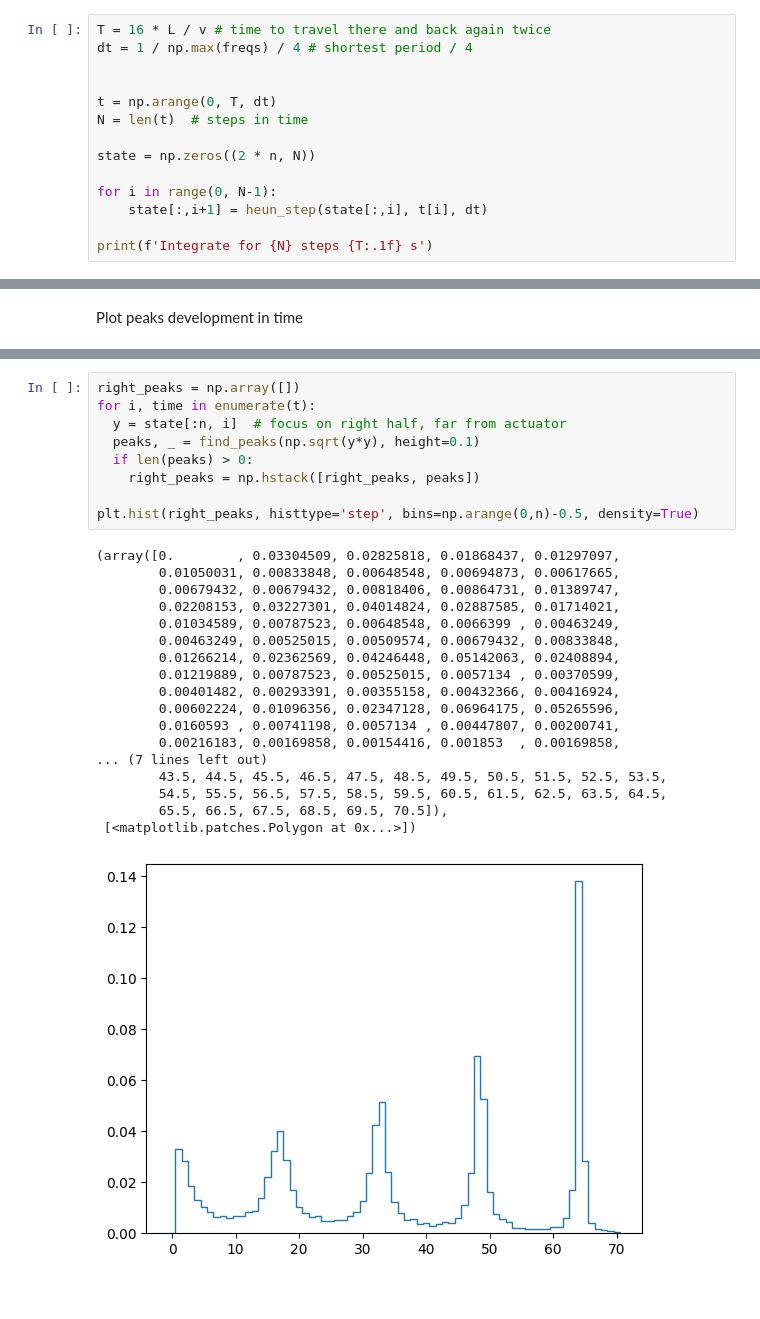
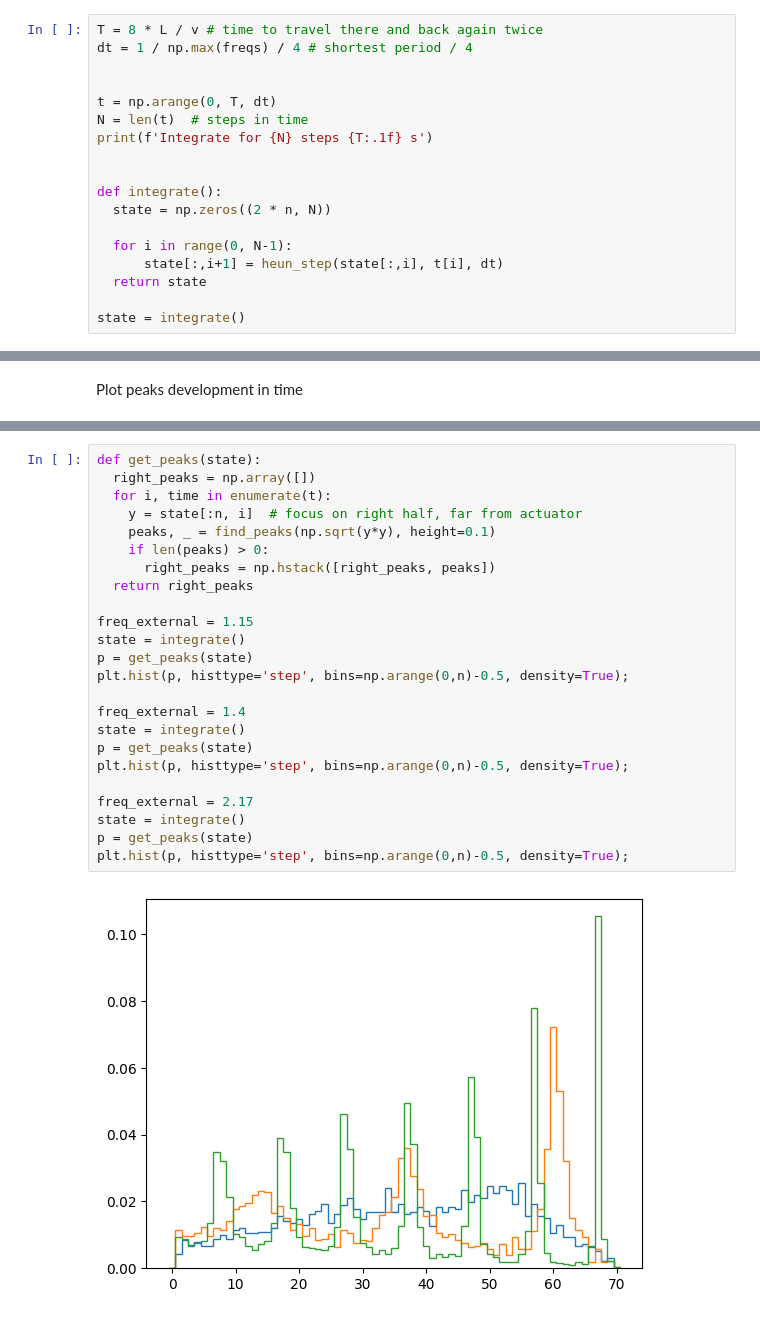
Before and after one commit to evgeny-kolonsky/Lab3_MW, a Jupyter notebook: Lab3_MW.ipynb, the cells around one changed output, grey strips where cells are left out. Saved outputs shown, nothing was run; the diff lists cells and outputs as text.

Commit message:
v.0.1.11 peak analysis

```diff
--- a/Lab3_MW.ipynb
+++ b/Lab3_MW.ipynb
@@ -235,15 +243,19 @@ Integrate numerically
 # %%
-T = 16 * L / v # time to travel there and back again twice
+T = 8 * L / v # time to travel there and back again twice
 dt = 1 / np.max(freqs) / 4 # shortest period / 4
 
 
 t = np.arange(0, T, dt)
 N = len(t)  # steps in time
+print(f'Integrate for {N} steps {T:.1f} s')
 
-state = np.zeros((2 * n, N))
 
-for i in range(0, N-1):
-    state[:,i+1] = heun_step(state[:,i], t[i], dt)
+def integrate():
+  state = np.zeros((2 * n, N))
 
-print(f'Integrate for {N} steps {T:.1f} s')
+  for i in range(0, N-1):
+      state[:,i+1] = heun_step(state[:,i], t[i], dt)
+  return state
+
+state = integrate()
 # %% [output]
@@ -317,28 +315,26 @@ plt.grid()
 # %%
-right_peaks = np.array([])
-for i, time in enumerate(t):
-  y = state[:n, i]  # focus on right half, far from actuator
-  peaks, _ = find_peaks(np.sqrt(y*y), height=0.1)
-  if len(peaks) > 0:
-    right_peaks = np.hstack([right_peaks, peaks])
+def get_peaks(state):
+  right_peaks = np.array([])
+  for i, time in enumerate(t):
+    y = state[:n, i]  # focus on right half, far from actuator
+    peaks, _ = find_peaks(np.sqrt(y*y), height=0.1)
+    if len(peaks) > 0:
+      right_peaks = np.hstack([right_peaks, peaks])
+  return right_peaks
 
-plt.hist(right_peaks, histtype='step', bins=np.arange(0,n)-0.5, density=True)
+freq_external = 1.15
+state = integrate()
+p = get_peaks(state)
+plt.hist(p, histtype='step', bins=np.arange(0,n)-0.5, density=True);
+
+freq_external = 1.4
+state = integrate()
+p = get_peaks(state)
+plt.hist(p, histtype='step', bins=np.arange(0,n)-0.5, density=True);
+
+freq_external = 2.17
+state = integrate()
+p = get_peaks(state)
+plt.hist(p, histtype='step', bins=np.arange(0,n)-0.5, density=True);
 # %% [output]
-(array([0.        , 0.03304509, 0.02825818, 0.01868437, 0.01297097,
-        0.01050031, 0.00833848, 0.00648548, 0.00694873, 0.00617665,
-        0.00679432, 0.00679432, 0.00818406, 0.00864731, 0.01389747,
-        0.02208153, 0.03227301, 0.04014824, 0.02887585, 0.01714021,
-        0.01034589, 0.00787523, 0.00648548, 0.0066399 , 0.00463249,
-        0.00463249, 0.00525015, 0.00509574, 0.00679432, 0.00833848,
-        0.01266214, 0.02362569, 0.04246448, 0.05142063, 0.02408894,
-        0.01219889, 0.00787523, 0.00525015, 0.0057134 , 0.00370599,
-        0.00401482, 0.00293391, 0.00355158, 0.00432366, 0.00416924,
-        0.00602224, 0.01096356, 0.02347128, 0.06964175, 0.05265596,
-        0.0160593 , 0.00741198, 0.0057134 , 0.00447807, 0.00200741,
-        0.00216183, 0.00169858, 0.00154416, 0.001853  , 0.00169858,
-... (7 lines left out)
-        43.5, 44.5, 45.5, 46.5, 47.5, 48.5, 49.5, 50.5, 51.5, 52.5, 53.5,
-        54.5, 55.5, 56.5, 57.5, 58.5, 59.5, 60.5, 61.5, 62.5, 63.5, 64.5,
-        65.5, 66.5, 67.5, 68.5, 69.5, 70.5]),
- [<matplotlib.patches.Polygon at 0x...>])
-[figure, old version]
+[figure, new version]
```
Also changed, not shown: parts of 22 cells of this notebook.
